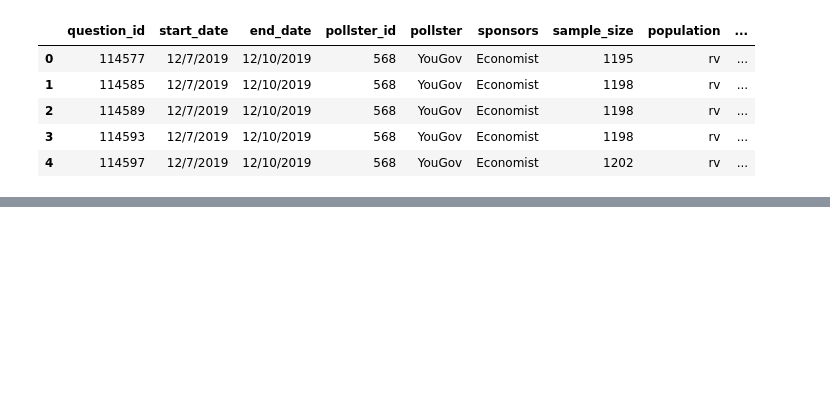
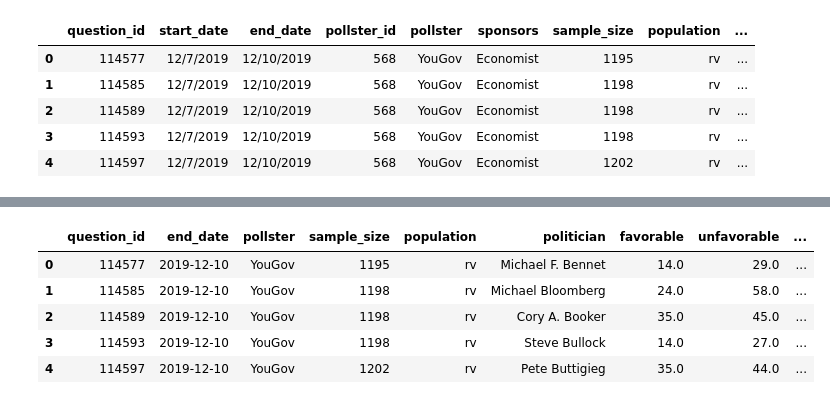
Before and after one commit to MSchell0129/Complex_Political_Phenomenon, a Jupyter notebook: Code_Files/2019_polling_data.ipynb, the cells around one changed output, grey strips where cells are left out. Saved outputs shown, nothing was run; the diff lists cells and outputs as text; code cells hidden in the pictures; blank space fills up the shorter version.

```diff
--- a/Code_Files/2019_polling_data.ipynb
+++ b/Code_Files/2019_polling_data.ipynb
@@ -24,0 +64,4 @@ polling_df.describe()
+# %%
+end_date = pd.to_datetime(polling_df['end_date'], format='%m/%d/%Y')
+# %%
+polling_df['end_date'] = end_date
@@ -24,0 +91,10 @@ polling_df.describe()
+# %%
+polling_df.drop(columns=['start_date'], inplace=True)
+polling_df.head()
+# %% [output]
+|  | question_id | end_date | pollster | sample_size | population | politician | favorable | unfavorable | ... |
+| 0 | 114577 | 2019-12-10 | YouGov | 1195 | rv | Michael F. Bennet | 14.0 | 29.0 | ... |
+| 1 | 114585 | 2019-12-10 | YouGov | 1198 | rv | Michael Bloomberg | 24.0 | 58.0 | ... |
+| 2 | 114589 | 2019-12-10 | YouGov | 1198 | rv | Cory A. Booker | 35.0 | 45.0 | ... |
+| 3 | 114593 | 2019-12-10 | YouGov | 1198 | rv | Steve Bullock | 14.0 | 27.0 | ... |
+| 4 | 114597 | 2019-12-10 | YouGov | 1202 | rv | Pete Buttigieg | 35.0 | 44.0 | ... |
```
Also changed, not shown: parts of 8 cells of this notebook, 2 other files.
